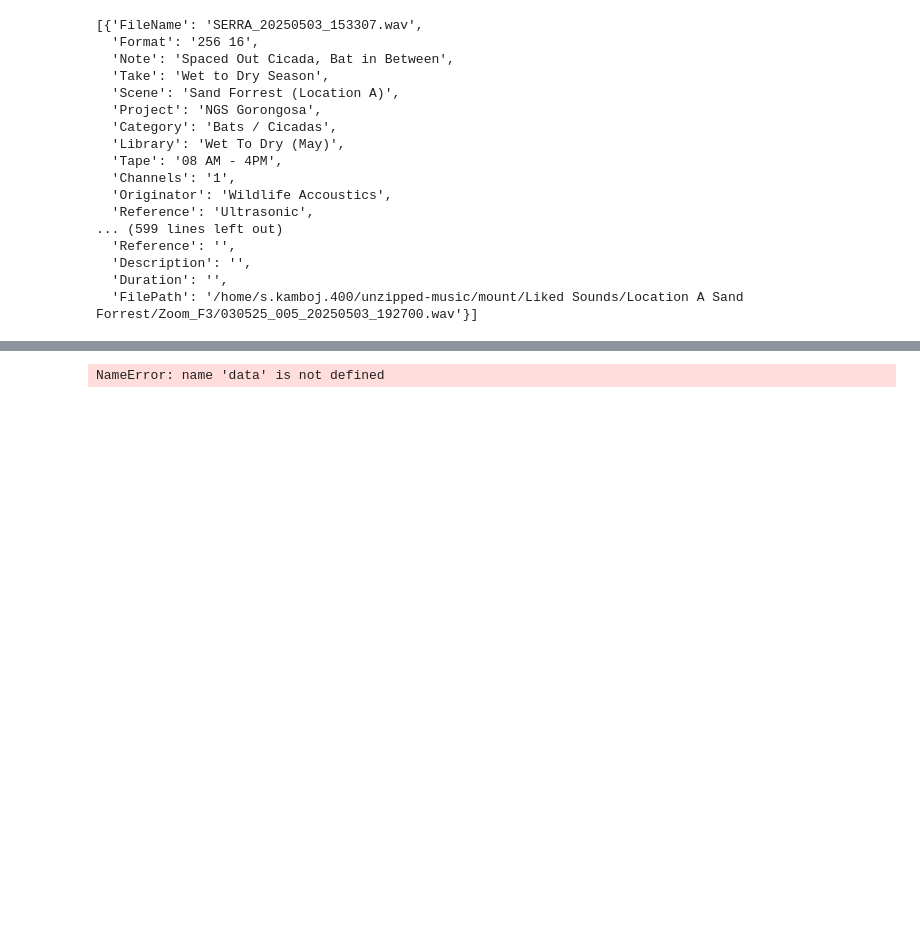
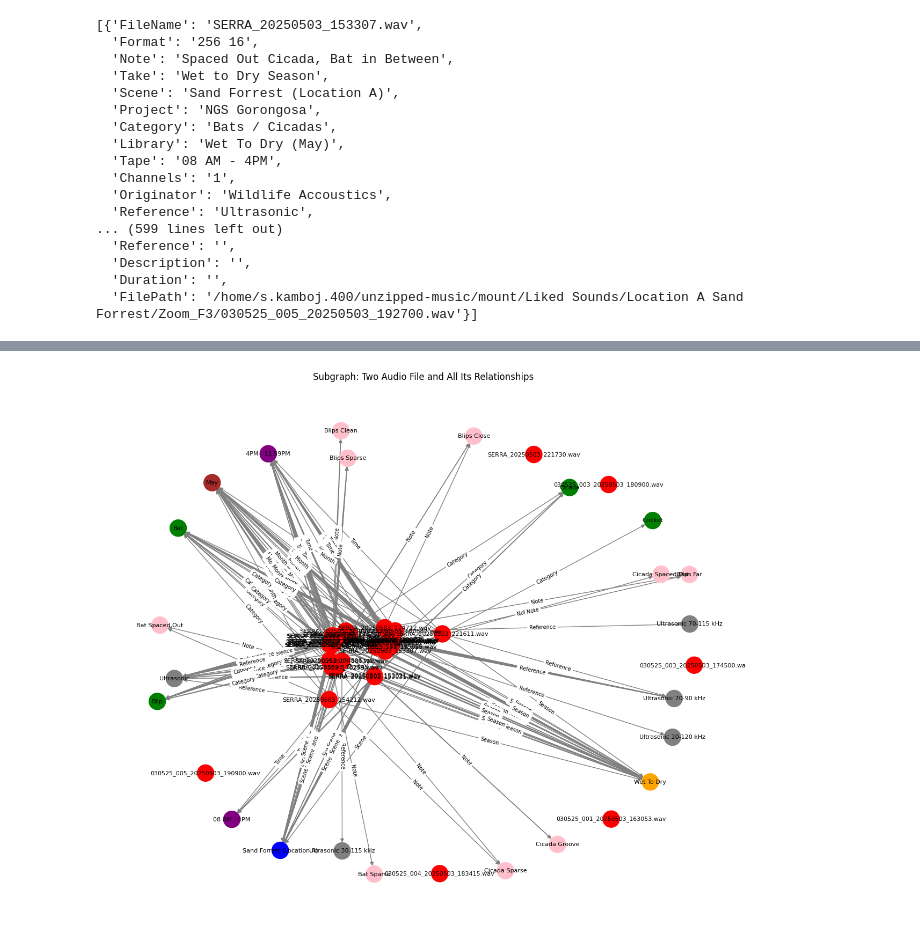
Before and after one commit to UCSD-E4E/pyha-analyzer-2.0, a Jupyter notebook: demo-notebooks/Music/GNN_music.ipynb, the cells around one changed output, grey strips where cells are left out. Saved outputs shown, nothing was run; the diff lists cells and outputs as text; code cells hidden in the pictures; blank space fills up the shorter version.

```diff
--- a/demo-notebooks/Music/GNN_music.ipynb
+++ b/demo-notebooks/Music/GNN_music.ipynb
@@ -164,7 +164,7 @@ df.to_csv('liked-sounds-to-clean.csv', index=False)
 # %%
 # FORMAT DATA FROM LIKED-SOUNDS-CLEAN INTO A GRAPH
 #load cleaned liked sounds csv
-df = pd.read_csv("liked-sounds-clean.csv")  # replace with actual path
+df = pd.read_csv("/home/s.kamboj.400/pyha-analyzer-2.0/liked-sounds-clean.csv", keep_default_na=False)  # replace with actual path
 columns = df.columns.tolist()
 audio_nodes = df["FileName"].tolist()
 file_paths= df["FilePath"].tolist()
@@ -190,12 +189,29 @@ node_id_maps = defaultdict(dict)
 node_lists = defaultdict(list)
 edge_lists = defaultdict(list)
 # %%
+from autopool.tf import AutoPool1D #use tensorflow version of autopool b/c surfperch on tensorflow
+autopool = AutoPool1D(axis=0)  # pool across chunks (axis 0)
 audio_embeddings=[]
 # Add audio nodes first
 for idx, name in enumerate(audio_nodes):
     node_id_maps["audio"][name] = idx #map unique id to audio node name
     node_lists["audio"].append(name) #add name of audio node to the list's audio section
     #call generate vector embedding on currfilepath index and save embedding in array
-    embedding = generate_embedding(file_paths[idx])  # shape: (embedding_dim,)
-    audio_embeddings.append(embedding)
+    try:
+        chunky_embedding, _ = generate_embedding(file_paths[idx])
+        emb_np = chunky_embedding.to_numpy()
+        # If multiple chunks → autopool
+        if emb_np.shape[0] > 1:
+            print('Trying to autpool')
+            print(emb_np.shape)
+            emb_input = np.expand_dims(emb_np, axis=0) #need 3 dimensions for autpool to work, based on keras according to its documentaiton
+            print("new shape ", emb_input.shape)
+            pooled = autopool(emb_input)  # shape: (1280,)
+        else:
+            print('No autopooling needed')
+            pooled = emb_np[0]  # already a single chunk
+        audio_embeddings.append(pooled)
+    except Exception as e:
+        print(f"Error embedding {file_paths[idx]}: {e}")
+        continue
 # %% [output]
@@ -291,7 +328,7 @@ def hetero_to_networkx_subgraph_labeled(data, node_lists, audio_idx_param=0):
 
 # Create labeled subgraph
 #audio_idx_param is number of audio files to include in graph visualization
-G_sub = hetero_to_networkx_subgraph_labeled(data, node_lists, audio_idx_param=4)
+G_sub = hetero_to_networkx_subgraph_labeled(data, node_lists, audio_idx_param=40)
 
 # Draw with actual labels
 plt.figure(figsize=(12, 10))
@@ -308,31 +345,31 @@ for node, attrs in G_sub.nodes(data=True):
         "Time": "purple",
         "Note": "pink",
         "Reference": "gray",
         "Month": "brown",
         #"": "teal",
         "Tape": "yellow",
     }.get(ntype, "black"))
 
 # Use the human-readable label
 labels = {node: data['label'] for node, data in G_sub.nodes(data=True)}
 
 nx.draw(
     G_sub, pos,
     node_color=color_map,
     node_size=500,
     with_labels=True,
     labels=labels,
     font_size=8,
     edge_color='gray',
     arrows=True
 )
 
 # Optional: label edge types
 edge_labels = {(u, v): d['rel_type'] for u, v, d in G_sub.edges(data=True)}
 nx.draw_networkx_edge_labels(G_sub, pos, edge_labels=edge_labels, font_size=7)
 
 plt.title("Subgraph: Two Audio File and All Its Relationships")
 plt.axis("off")
 plt.show()
 # %% [output]
-NameError: name 'data' is not defined
+[figure, added]
```
Also changed, not shown: parts of 12 cells of this notebook, 9 other files.
